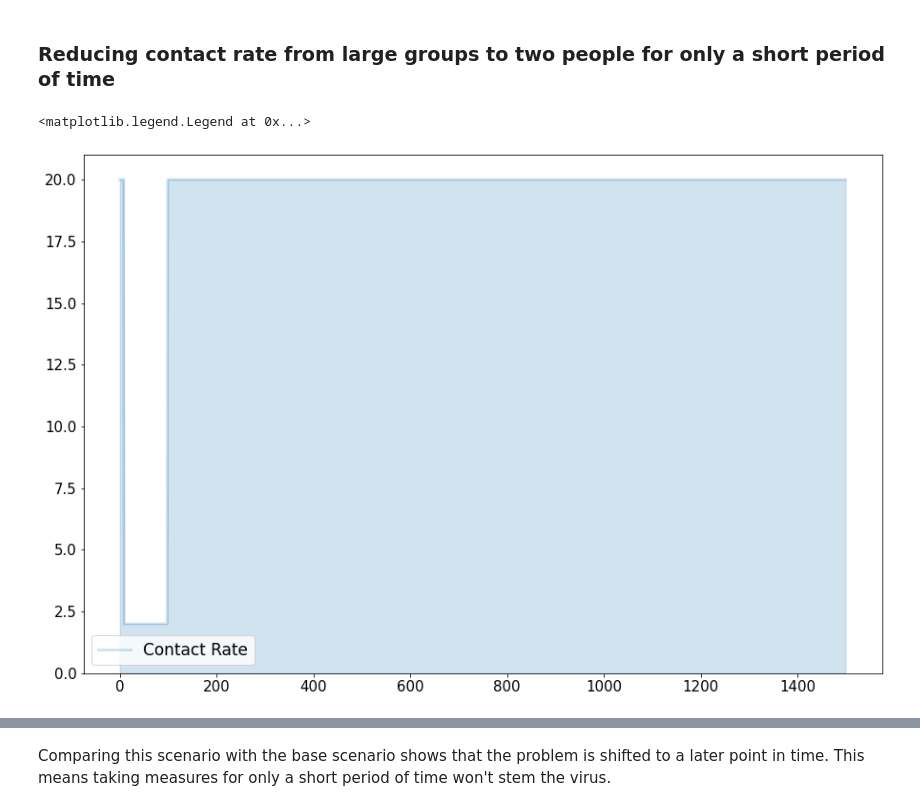
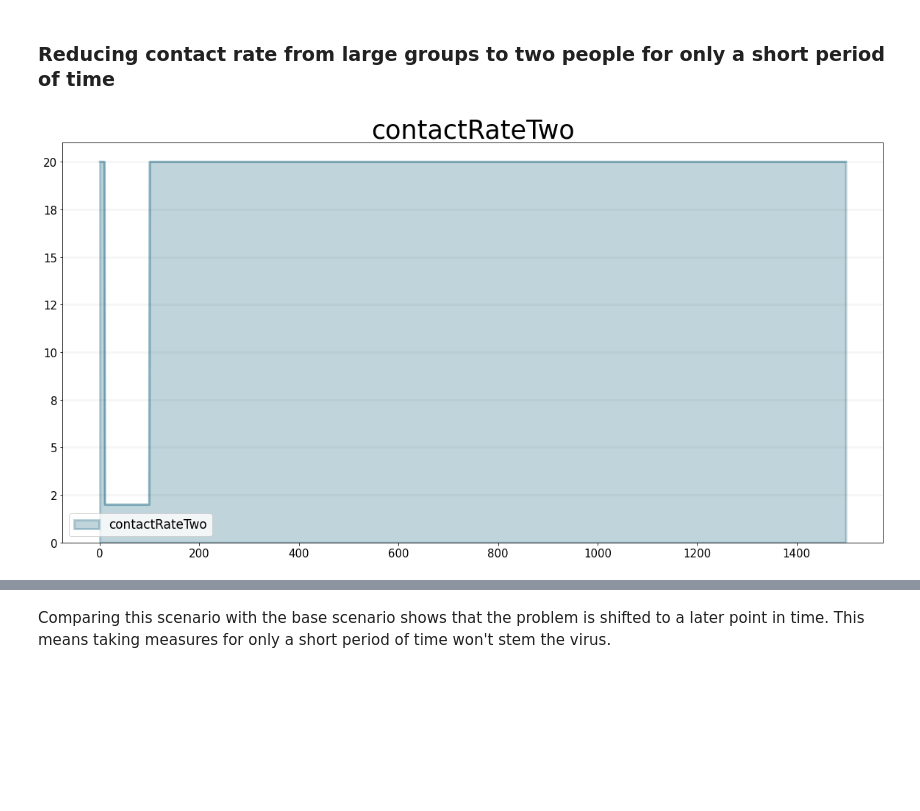
Before and after one commit to transentis/sim-covid-19, a Jupyter notebook: sim-covid-19.ipynb, the cells around one changed output, grey strips where cells are left out. Cells and saved outputs as stored; diff of their text form; code cells hidden in the pictures; blank space fills up the shorter version.

```diff
--- a/sim-covid-19.ipynb
+++ b/sim-covid-19.ipynb
@@ -390,7 +469,7 @@ model_two_people = bptk.scenario_manager_factory.scenario_managers['smSir'].scen
 stoptime_two_people = model_two_people.stoptime
 
 points_list_two = []
-contact_two = contact_rate
+contact_two = 20
 for t in range(int(stoptime_two_people)):
     if t==10:
         contact_two = 2
@@ -399,14 +478,12 @@ for t in range(int(stoptime_two_people)):
     points_list_two.append((t,contact_two))
 
 
-model_two_people.points["contactPointsTwo"] = points_list_two
-model_two_people.equations["c"] = lambda t: LERP(t,model_two_people.points["contactPointsTwo"])
+model_two_people.points["contactRateTwo"] = points_list_two
+model_two_people.equations["c"] = sd.lookup(sd.time(),"contactRateTwo")
-# %%
-ax = pd.DataFrame([model_two_people.equations["c"](t) for t in range(int(model_two_people.starttime),int(model_two_people.stoptime+1))]).plot(kind="area",alpha=0.2,figsize=(15,10))
-ax.legend(["Contact Rate"])
-# %% [output]
-<matplotlib.legend.Legend at 0x...>
-[figure, removed]
+# %%
+model_two_people.plot_lookup("contactRateTwo")
+# %% [output]
+[figure, added]
 # %%
 bptk.plot_scenarios(
     scenario_managers=["smSir"],
```
Also changed, not shown: parts of 34 cells of this notebook, 1 other file.
